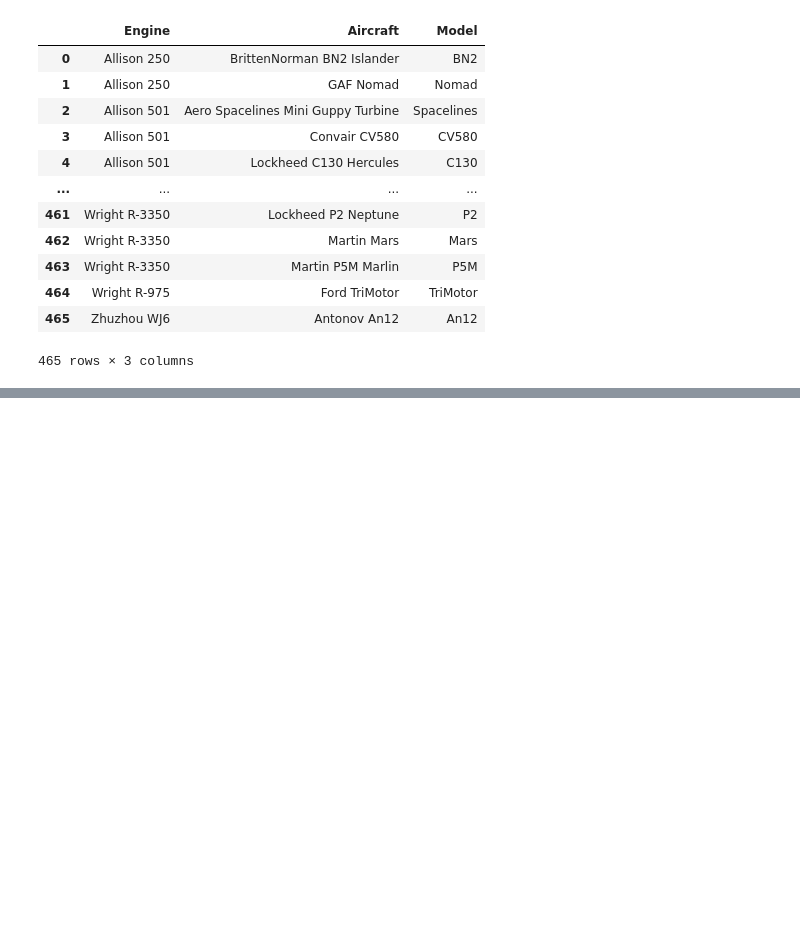
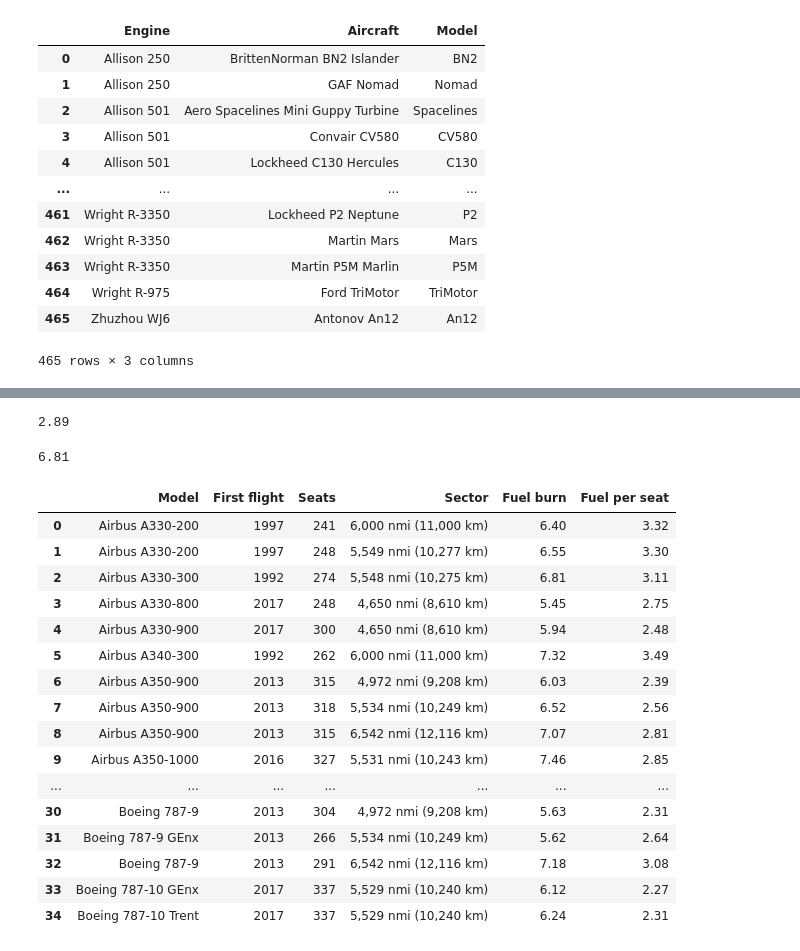
Before and after one commit to tstrain199/Aircraft_Safety_Analysis, a Jupyter notebook: Engine Dataset.ipynb, the cells around one changed output, grey strips where cells are left out. Saved outputs shown, nothing was run; the diff lists cells and outputs as text; code cells hidden in the pictures; blank space fills up the shorter version.

Commit message:
Add Wiki aircraft fuel data

```diff
--- a/Engine Dataset.ipynb
+++ b/Engine Dataset.ipynb
@@ -139,0 +199,26 @@ engines_df
+# %%
+def clean_fuel_seat(str):
+    #print(str)
+    r = re.search('([0-9]+.[0-9]+)\\xa0L', str)
+    rg = r.group(1)
+    return float(rg)
+# %%
+def clean_fuel_burn(str):
+    #print(str)
+    #r = re.search('(([0-9].[0-9]+)|([0-9]+))\\xa0kg', str)
+    r = re.search('^(.*?)\\xa0kg', str)
+    rg = (r.group(1))
+    #print(rg)
+    return float(rg)
+# %%
+clean_fuel_burn(reg_df['Fuel burn'][8])
+# %% [output]
+2.89
+# %%
+clean_fuel_burn(med_df['Fuel burn'][6])
+# %% [output]
+6.81
+# %%
+lng_df['Fuel burn'] = lng_df['Fuel burn'].apply(clean_fuel_burn)
+# %%
+lng_df['Fuel per seat'] = lng_df['Fuel per seat'].apply(clean_fuel_seat)
@@ -139,0 +227,20 @@ engines_df
+# %%
+lng_df
+# %% [output]
+|  | Model | First flight | Seats | Sector | Fuel burn | Fuel per seat |
+| 0 | Airbus A330-200 | 1997 | 241 | 6,000 nmi (11,000 km) | 6.40 | 3.32 |
+| 1 | Airbus A330-200 | 1997 | 248 | 5,549 nmi (10,277 km) | 6.55 | 3.30 |
+| 2 | Airbus A330-300 | 1992 | 274 | 5,548 nmi (10,275 km) | 6.81 | 3.11 |
+| 3 | Airbus A330-800 | 2017 | 248 | 4,650 nmi (8,610 km) | 5.45 | 2.75 |
+| 4 | Airbus A330-900 | 2017 | 300 | 4,650 nmi (8,610 km) | 5.94 | 2.48 |
+| 5 | Airbus A340-300 | 1992 | 262 | 6,000 nmi (11,000 km) | 7.32 | 3.49 |
+| 6 | Airbus A350-900 | 2013 | 315 | 4,972 nmi (9,208 km) | 6.03 | 2.39 |
+| 7 | Airbus A350-900 | 2013 | 318 | 5,534 nmi (10,249 km) | 6.52 | 2.56 |
+| 8 | Airbus A350-900 | 2013 | 315 | 6,542 nmi (12,116 km) | 7.07 | 2.81 |
+| 9 | Airbus A350-1000 | 2016 | 327 | 5,531 nmi (10,243 km) | 7.46 | 2.85 |
+| ... | ... | ... | ... | ... | ... | ... |
+| 30 | Boeing 787-9 | 2013 | 304 | 4,972 nmi (9,208 km) | 5.63 | 2.31 |
+| 31 | Boeing 787-9 GEnx | 2013 | 266 | 5,534 nmi (10,249 km) | 5.62 | 2.64 |
+| 32 | Boeing 787-9 | 2013 | 291 | 6,542 nmi (12,116 km) | 7.18 | 3.08 |
+| 33 | Boeing 787-10 GEnx | 2017 | 337 | 5,529 nmi (10,240 km) | 6.12 | 2.27 |
+| 34 | Boeing 787-10 Trent | 2017 | 337 | 5,529 nmi (10,240 km) | 6.24 | 2.31 |
```
Also changed, not shown: parts of 26 cells of this notebook, 2 other files.
